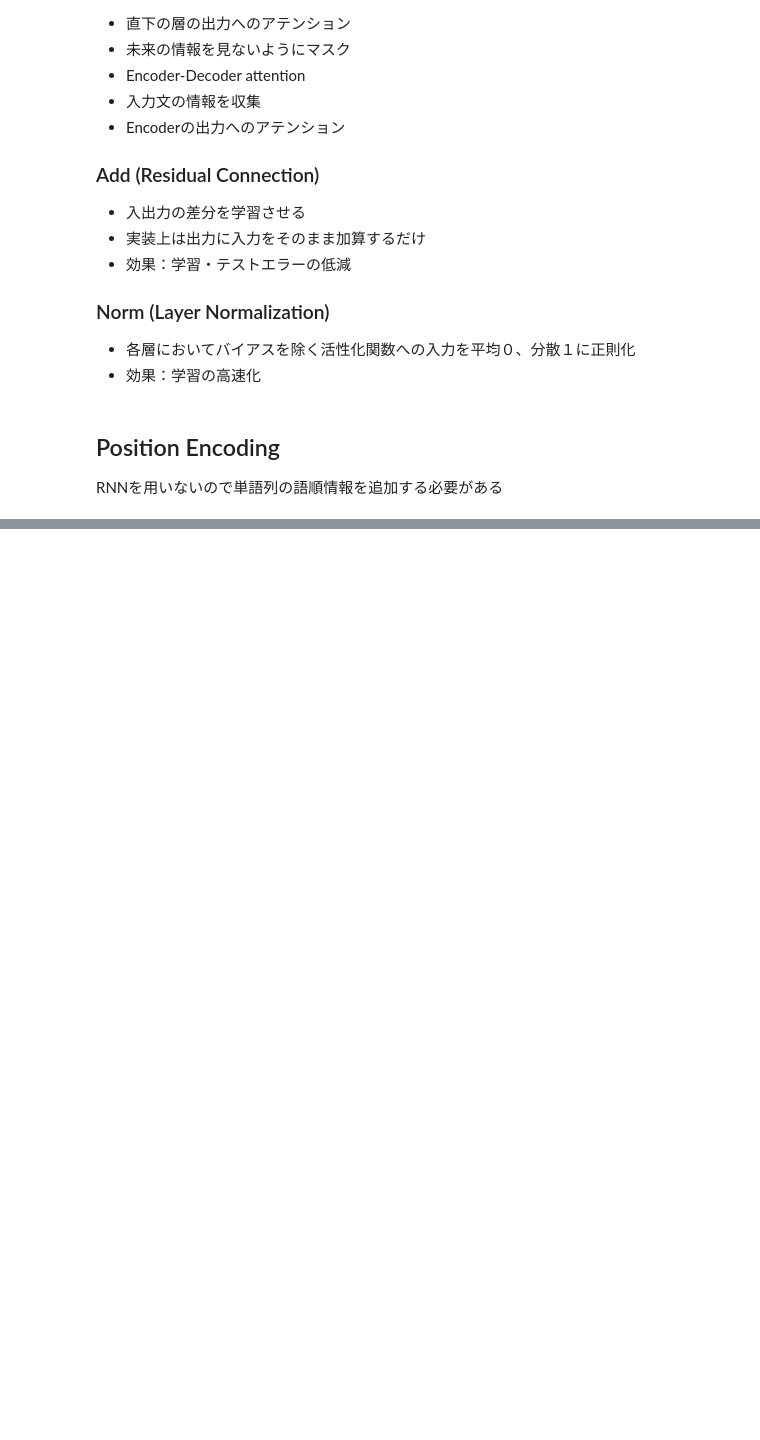
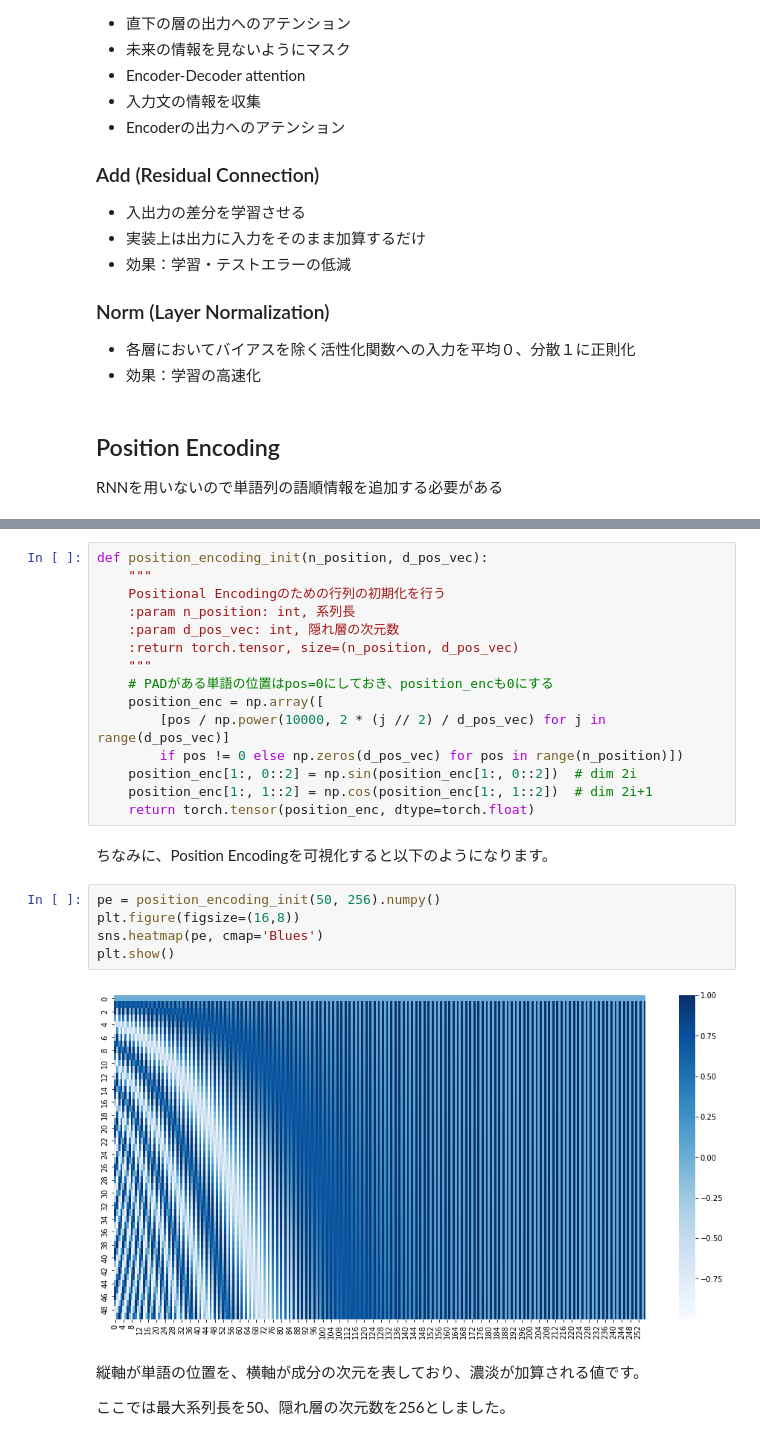
Before and after one commit to takasaki376/rabbit-report, a Jupyter notebook: stage4-day2/Section5：Transformer.ipynb, the cells around one changed output, grey strips where cells are left out. Cells and saved outputs as stored; diff of their text form; blank space fills up the shorter version.

```diff
--- a/stage4-day2/Section5：Transformer.ipynb
+++ b/stage4-day2/Section5：Transformer.ipynb
@@ -71,0 +1095,28 @@ RNNを用いないので単語列の語順情報を追加する必要がある
+# %%
+def position_encoding_init(n_position, d_pos_vec):
+    """
+    Positional Encodingのための行列の初期化を行う
+    :param n_position: int, 系列長
+    :param d_pos_vec: int, 隠れ層の次元数
+    :return torch.tensor, size=(n_position, d_pos_vec)
+    """
+    # PADがある単語の位置はpos=0にしておき、position_encも0にする
+    position_enc = np.array([
+        [pos / np.power(10000, 2 * (j // 2) / d_pos_vec) for j in range(d_pos_vec)]
+        if pos != 0 else np.zeros(d_pos_vec) for pos in range(n_position)])
+    position_enc[1:, 0::2] = np.sin(position_enc[1:, 0::2])  # dim 2i
+    position_enc[1:, 1::2] = np.cos(position_enc[1:, 1::2])  # dim 2i+1
+    return torch.tensor(position_enc, dtype=torch.float)
+# %% [markdown]
+ちなみに、Position Encodingを可視化すると以下のようになります。
+# %%
+pe = position_encoding_init(50, 256).numpy()
+plt.figure(figsize=(16,8))
+sns.heatmap(pe, cmap='Blues')
+plt.show()
+# %% [output]
+[figure, added]
+# %% [markdown]
+縦軸が単語の位置を、横軸が成分の次元を表しており、濃淡が加算される値です。
+
+ここでは最大系列長を50、隠れ層の次元数を256としました。
```
Also changed, not shown: parts of 119 cells of this notebook, 11 other files.
